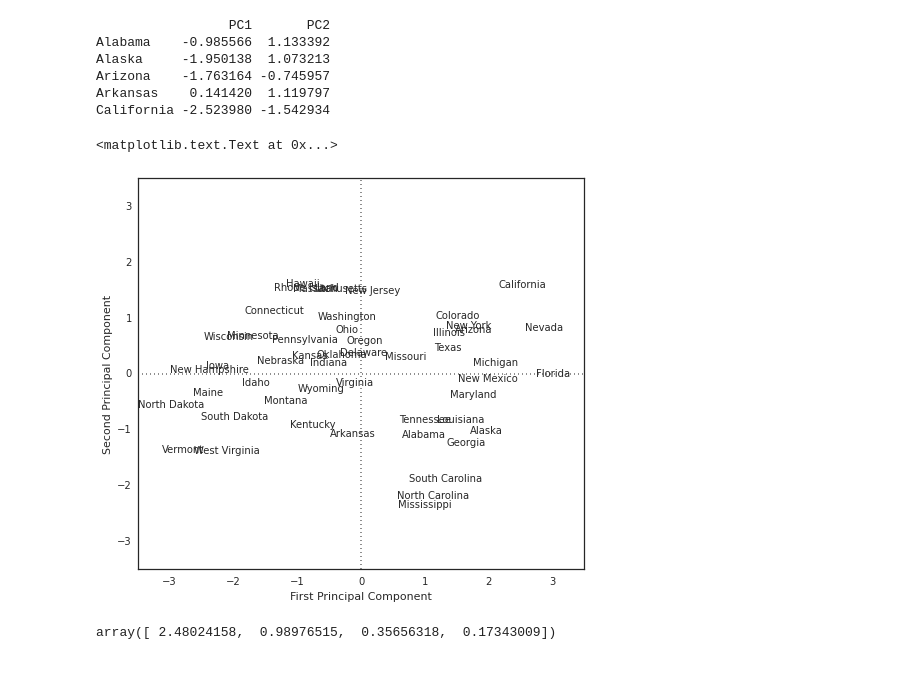
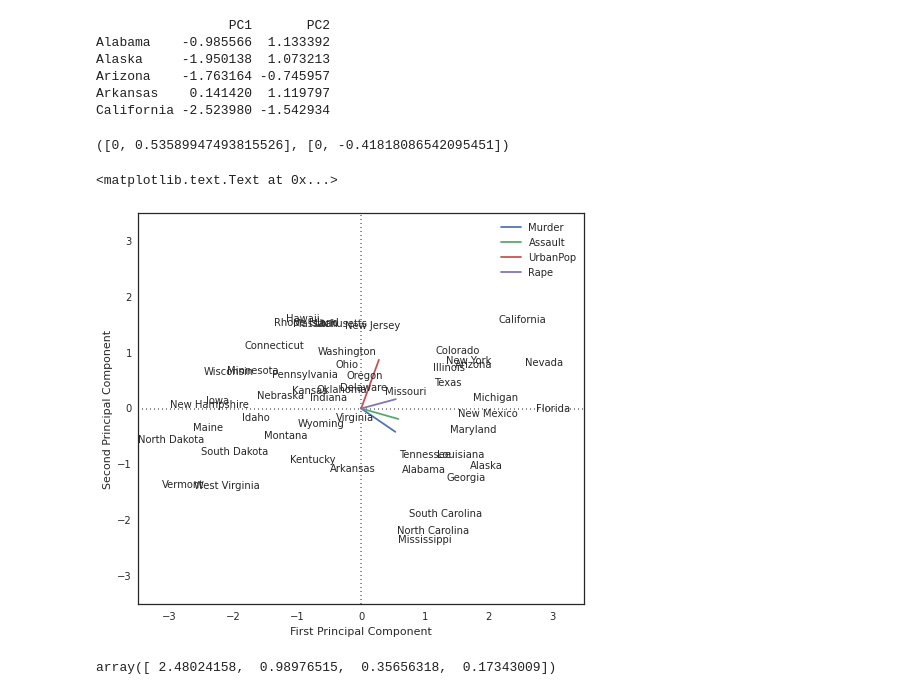
Before and after one commit to JWarmenhoven/ISLR-python, a Jupyter notebook: Chapter 10.ipynb, the cells around one changed output. Drawn from its saved outputs; the diff is of its cells as text; code cells hidden in the pictures.

```diff
--- a/Chapter 10.ipynb
+++ b/Chapter 10.ipynb
@@ -76,22 +76,32 @@ Alaska     -1.950138  1.073213
 Arizona    -1.763164 -0.745957
 Arkansas    0.141420  1.119797
 California -2.523980 -1.542934
+# %%
+[0,-pca_loadings.PC1[0]], [0,-pca_loadings.PC2[0]]
+# %% [output]
+([0, 0.53589947493815526], [0, -0.41818086542095451])
 # %%
 plt.figure(figsize=(8,7))
 plt.xlim(-3.5,3.5)
 plt.ylim(-3.5,3.5)
 
 for i in df_plot.index:
     plt.annotate(i, (-df_plot.PC1.loc[i], -df_plot.PC2.loc[i]), ha='center')
 
+plt.plot([0,-pca_loadings.PC1[0]], [0,-pca_loadings.PC2[0]], label='Murder')
+plt.plot([0,-pca_loadings.PC1[1]], [0,-pca_loadings.PC2[1]], label='Assault')
+plt.plot([0,-pca_loadings.PC1[2]], [0,-pca_loadings.PC2[2]], label='UrbanPop')
+plt.plot([0,-pca_loadings.PC1[3]], [0,-pca_loadings.PC2[3]], label='Rape')
+plt.legend()
+
 plt.hlines(0,-3.5,3.5, linestyles='dotted', colors='grey')
 plt.vlines(0,-3.5,3.5, linestyles='dotted', colors='grey')
 
 plt.xlabel('First Principal Component')
 plt.ylabel('Second Principal Component')
 # %% [output]
 <matplotlib.text.Text at 0x...>
-[figure, old version]
+[figure, new version]
 # %%
 pca.explained_variance_
 # %% [output]
```
Also changed, not shown: parts of 1 cell of this notebook.
